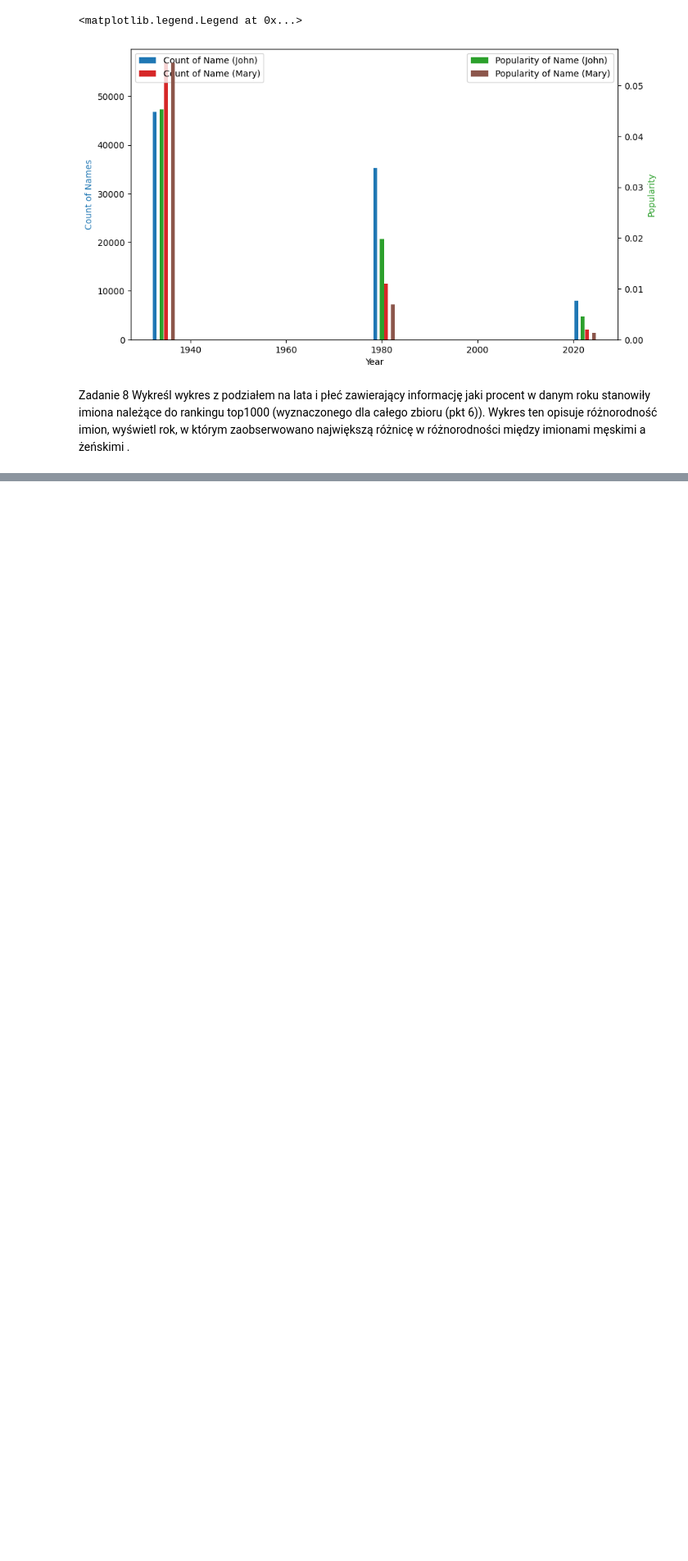
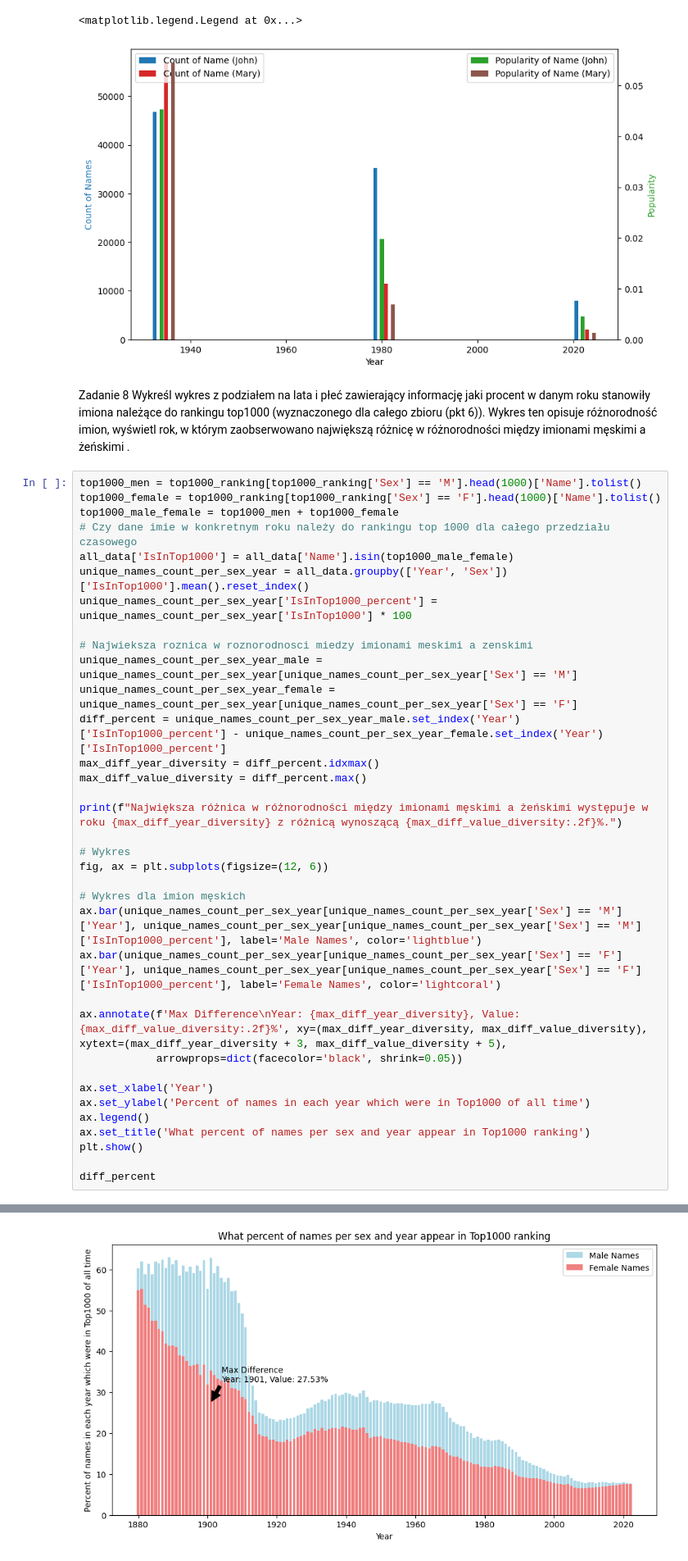
Before and after one commit to AgniechaP/EAD_project_1, a Jupyter notebook: Projekt.ipynb, the cells around one changed output, grey strips where cells are left out. Shown at 82% size. Cells and saved outputs as stored; diff of their text form; blank space fills up the shorter version.

```diff
--- a/Projekt.ipynb
+++ b/Projekt.ipynb
@@ -209,3 +209,39 @@ ax2.legend(loc='upper right')
 [figure]
 # %% [markdown]
 Zadanie 8 Wykreśl wykres z podziałem na lata i płeć zawierający informację jaki procent w danym roku stanowiły imiona należące do rankingu top1000 (wyznaczonego dla całego zbioru (pkt 6)). Wykres ten opisuje różnorodność imion, wyświetl rok, w którym zaobserwowano największą różnicę w różnorodności między imionami męskimi a żeńskimi .
+# %%
+top1000_men = top1000_ranking[top1000_ranking['Sex'] == 'M'].head(1000)['Name'].tolist()
+top1000_female = top1000_ranking[top1000_ranking['Sex'] == 'F'].head(1000)['Name'].tolist()
+top1000_male_female = top1000_men + top1000_female
+# Czy dane imie w konkretnym roku należy do rankingu top 1000 dla całego przedziału czasowego
+all_data['IsInTop1000'] = all_data['Name'].isin(top1000_male_female)
+unique_names_count_per_sex_year = all_data.groupby(['Year', 'Sex'])['IsInTop1000'].mean().reset_index()
+unique_names_count_per_sex_year['IsInTop1000_percent'] = unique_names_count_per_sex_year['IsInTop1000'] * 100
+
+# Najwieksza roznica w roznorodnosci miedzy imionami meskimi a zenskimi
+unique_names_count_per_sex_year_male = unique_names_count_per_sex_year[unique_names_count_per_sex_year['Sex'] == 'M']
+unique_names_count_per_sex_year_female = unique_names_count_per_sex_year[unique_names_count_per_sex_year['Sex'] == 'F']
+diff_percent = unique_names_count_per_sex_year_male.set_index('Year')['IsInTop1000_percent'] - unique_names_count_per_sex_year_female.set_index('Year')['IsInTop1000_percent']
+max_diff_year_diversity = diff_percent.idxmax()
+max_diff_value_diversity = diff_percent.max()
+
+print(f"Największa różnica w różnorodności między imionami męskimi a żeńskimi występuje w roku {max_diff_year_diversity} z różnicą wynoszącą {max_diff_value_diversity:.2f}%.")
+
+# Wykres
+fig, ax = plt.subplots(figsize=(12, 6))
+
+# Wykres dla imion męskich
+ax.bar(unique_names_count_per_sex_year[unique_names_count_per_sex_year['Sex'] == 'M']['Year'], unique_names_count_per_sex_year[unique_names_count_per_sex_year['Sex'] == 'M']['IsInTop1000_percent'], label='Male Names', color='lightblue')
+ax.bar(unique_names_count_per_sex_year[unique_names_count_per_sex_year['Sex'] == 'F']['Year'], unique_names_count_per_sex_year[unique_names_count_per_sex_year['Sex'] == 'F']['IsInTop1000_percent'], label='Female Names', color='lightcoral')
+
+ax.annotate(f'Max Difference\nYear: {max_diff_year_diversity}, Value: {max_diff_value_diversity:.2f}%', xy=(max_diff_year_diversity, max_diff_value_diversity), xytext=(max_diff_year_diversity + 3, max_diff_value_diversity + 5),
+            arrowprops=dict(facecolor='black', shrink=0.05))
+
+ax.set_xlabel('Year')
+ax.set_ylabel('Percent of names in each year which were in Top1000 of all time')
+ax.legend()
+ax.set_title('What percent of names per sex and year appear in Top1000 ranking')
+plt.show()
+
+diff_percent
+# %% [output]
@@ -211,0 +249 @@ Zadanie 8 Wykreśl wykres z podziałem na lata i płeć zawierający informację
+[figure, added]
```
Also changed, not shown: parts of 8 cells of this notebook, 1 other file.
